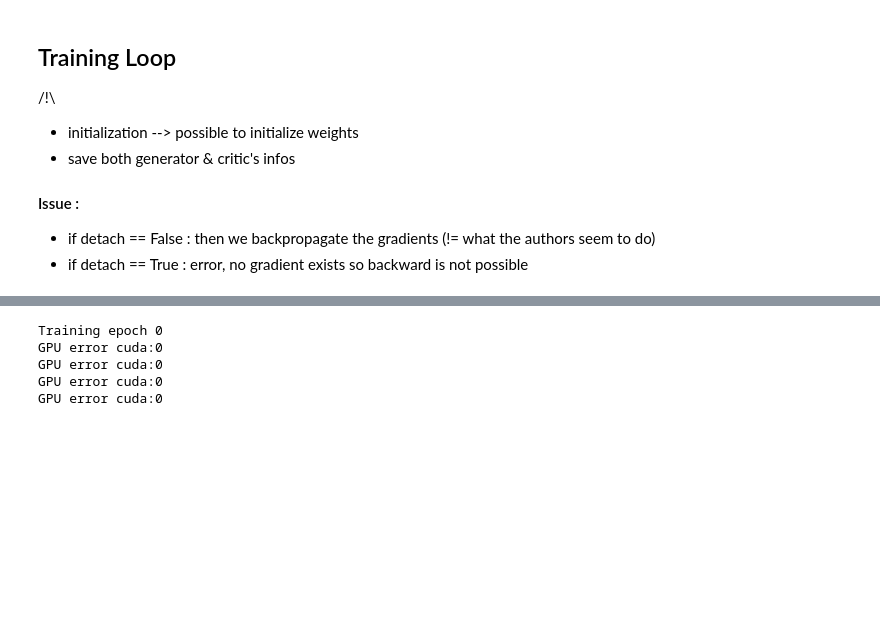
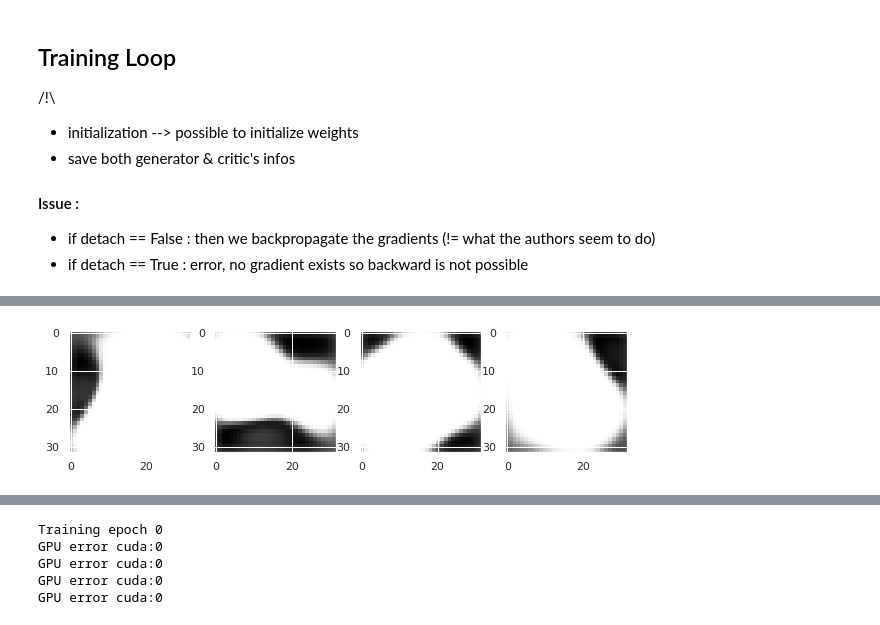
Before and after one commit to philomenec/Optimal-Transport, a Jupyter notebook: OTGAN.ipynb, the cells around one changed output, grey strips where cells are left out. Cells and saved outputs as stored; diff of their text form; code cells hidden in the pictures; blank space fills up the shorter version.

Commit message:
update OTGAN.
Add results for several models

```diff
--- a/OTGAN.ipynb
+++ b/OTGAN.ipynb
@@ -784,5 +847,3 @@ def load_ckp(checkpoint_fpath, model, optimizer,  device=device):
     optimizer.load_state_dict(checkpoint['optimizer_state_dict'])
 
     return  model, optimizer,  checkpoint['epoch'], checkpoint['loss_history']
-# %%
-args['n_epochs'] = 1
@@ -1092,0 +1120,45 @@ ax[1].imshow(last_image.numpy().squeeze())
+# %%
+def plot_gen_images(checkpoint_path, generator, image_size=28, plot_history=False):
+    '''
+    plot images generated by a given model
+
+    Parameters
+    checkpoint_path : path where the model is saved
+    generator : initial model
+    image_size : either 28 or 32
+    '''
+    checkpoint = torch.load(checkpoint_path)
+    try:
+      args = checkpoint['args']
+      print('args \n')
+      for arg in list(args.keys()):
+        print(arg, args[arg])
+    except:
+      pass
+
+    generator.load_state_dict(checkpoint['model_state_dict'])
+    with torch.no_grad():
+      n = 4
+      z = generator.generate_noise(4, 100)
+      images = generator(z)
+      images.size()
+      images = images.reshape(4, 1, image_size,image_size)
+      images.size()
+
+      fig, ax = plt.subplots(1,4, figsize=(10, 5))
+      for i in range(4):
+        img = images[i]
+        ax[i].imshow(img.numpy().squeeze(), cmap='gray')
+      if plot_history:
+        plt.figure(figsize=(10,5))
+        plt.plot(checkpoint['loss_history'])
+        plt.title('Loss evolution')
+        plt.xlabel('epoch')
+        plt.ylabel('loss')
+        plt.show()
+# %%
+checkpoint_path = path + 'checkpoint_otgan_v3_generator.pt'
+plot_gen_images(checkpoint_path, generator=Generator32x32(), image_size=32)
+#forgott the loss history at beginning
+# %% [output]
+[figure, added]
```
Also changed, not shown: parts of 29 cells of this notebook.
